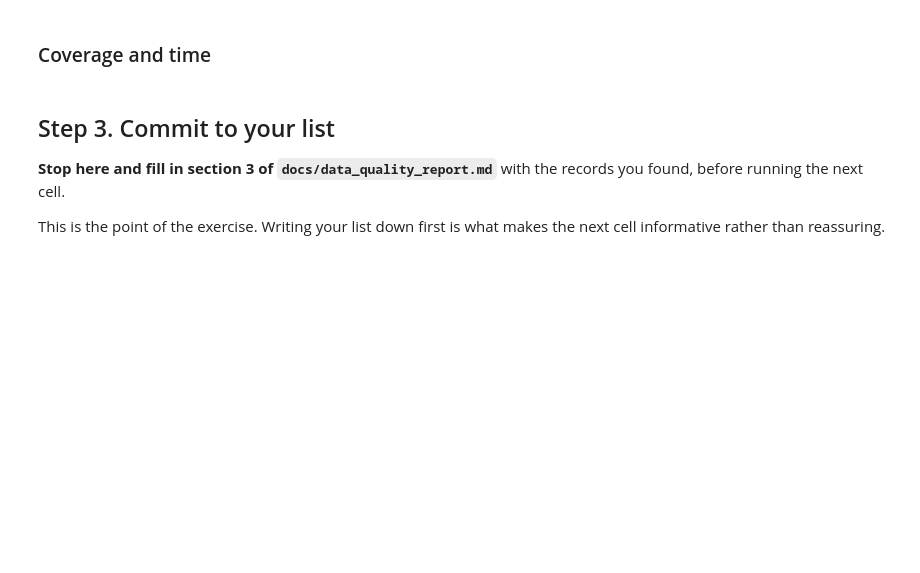
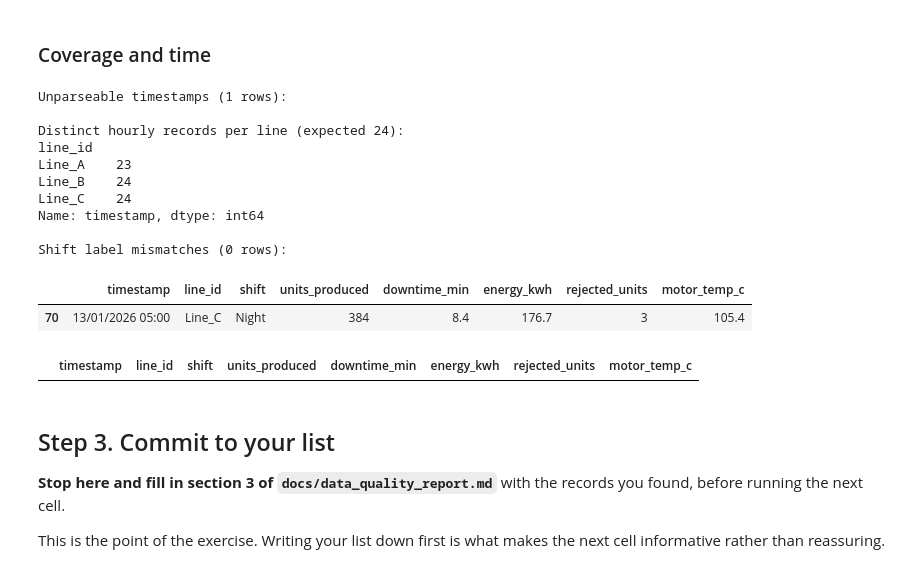
Before and after one commit to MuhammadAsad-77/AIDC, a Jupyter notebook: week03/notebooks/week3_data_quality.ipynb, the cells around one changed output. Cells and saved outputs as stored; diff of their text form; code cells hidden in the pictures; blank space fills up the shorter version.

```diff
--- a/week03/notebooks/week3_data_quality.ipynb
+++ b/week03/notebooks/week3_data_quality.ipynb
@@ -141,3 +218,36 @@ Only the first kind can be judged from the file alone.
+# %%
+# Timestamp parse check
+parsed = pd.to_datetime(df["timestamp"], format="ISO8601", errors="coerce")
+unparseable = df[parsed.isna()]
+print(f"Unparseable timestamps ({len(unparseable)} rows):")
+display(unparseable)
+
+# Coverage per line (24 distinct hours expected)
+valid_keys = df.dropna(subset=["timestamp", "line_id"]).drop_duplicates(subset=["timestamp", "line_id"])
+print("\nDistinct hourly records per line (expected 24):")
+print(valid_keys.groupby("line_id")["timestamp"].count())
+
+# Shift label consistency (Day: 06:00-17:59, Night: 18:00-05:59)
+valid_time = parsed.notna()
+expected_shift = pd.Series("Night", index=df.index)
+expected_shift[(parsed.dt.hour >= 6) & (parsed.dt.hour < 18)] = "Day"
+shift_mismatch = df[valid_time & (df["shift"] != expected_shift)]
+print(f"\nShift label mismatches ({len(shift_mismatch)} rows):")
+display(shift_mismatch)
+# %% [output]
+Unparseable timestamps (1 rows):
+
+Distinct hourly records per line (expected 24):
+line_id
+Line_A    23
+Line_B    24
+Line_C    24
+Name: timestamp, dtype: int64
+
+Shift label mismatches (0 rows):
+|  | timestamp | line_id | shift | units_produced | downtime_min | energy_kwh | rejected_units | motor_temp_c |
+| 70 | 13/01/2026 05:00 | Line_C | Night | 384 | 8.4 | 176.7 | 3 | 105.4 |
+|  | timestamp | line_id | shift | units_produced | downtime_min | energy_kwh | rejected_units | motor_temp_c |
 # %% [markdown]
 ## Step 3. Commit to your list
 
```
Also changed, not shown: parts of 17 cells of this notebook, 8 other files.
